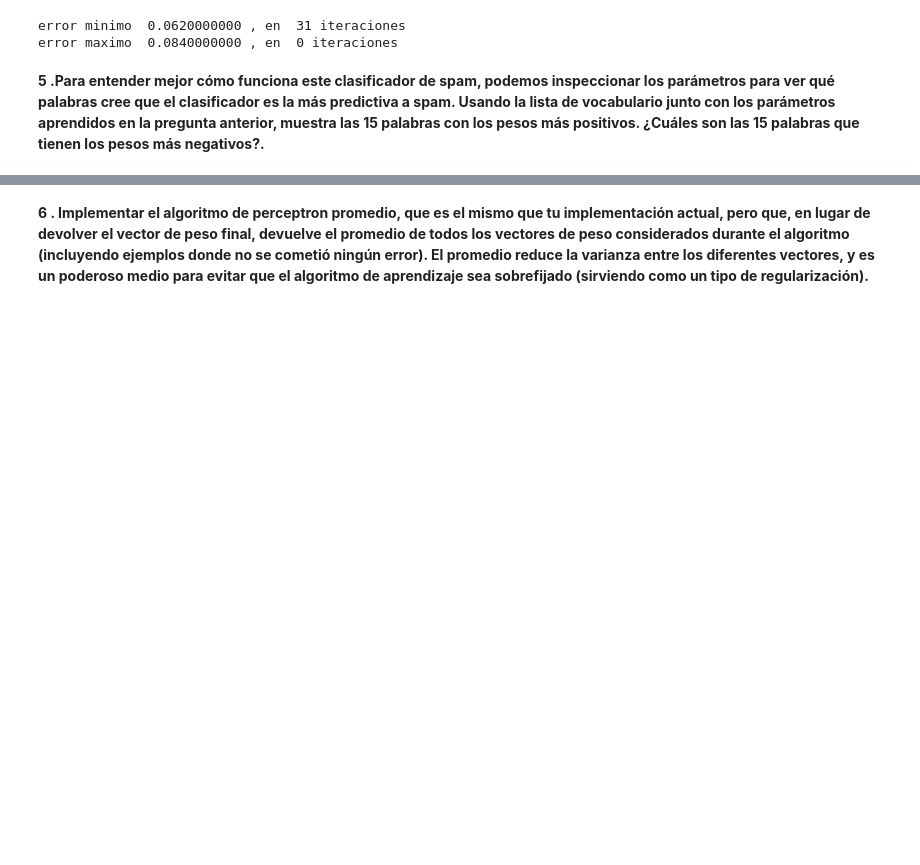
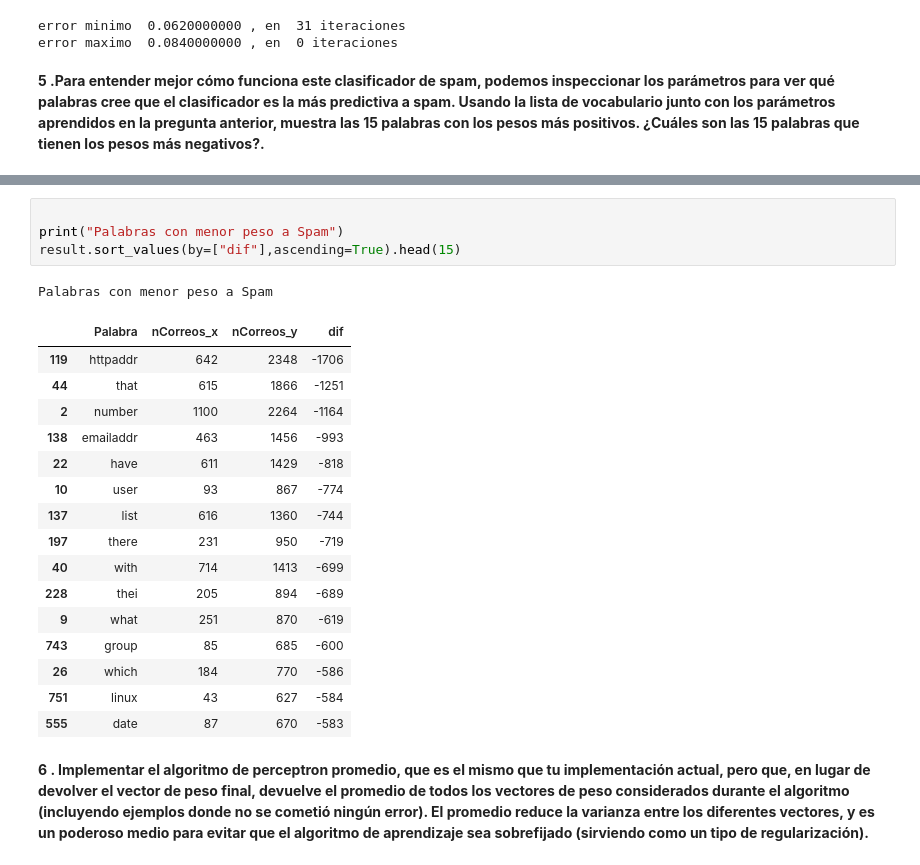
Before and after one commit to mmejiap/segunda-asignacion-del-curso-cm-072-team-bomb, a Jupyter notebook: AsignacionML2.ipynb, the cells around one changed output, grey strips where cells are left out. Saved outputs shown, nothing was run; the diff lists cells and outputs as text; blank space fills up the shorter version.

```diff
--- a/AsignacionML2.ipynb
+++ b/AsignacionML2.ipynb
@@ -750,3 +832,25 @@ __5 .Para entender mejor cómo funciona este clasificador de spam, podemos inspe
+# %%
+
+print("Palabras con menor peso a Spam")
+result.sort_values(by=["dif"],ascending=True).head(15)
+# %% [output]
+Palabras con menor peso a Spam
+|  | Palabra | nCorreos_x | nCorreos_y | dif |
+| 119 | httpaddr | 642 | 2348 | -1706 |
+| 44 | that | 615 | 1866 | -1251 |
+| 2 | number | 1100 | 2264 | -1164 |
+| 138 | emailaddr | 463 | 1456 | -993 |
+| 22 | have | 611 | 1429 | -818 |
+| 10 | user | 93 | 867 | -774 |
+| 137 | list | 616 | 1360 | -744 |
+| 197 | there | 231 | 950 | -719 |
+| 40 | with | 714 | 1413 | -699 |
+| 228 | thei | 205 | 894 | -689 |
+| 9 | what | 251 | 870 | -619 |
+| 743 | group | 85 | 685 | -600 |
+| 26 | which | 184 | 770 | -586 |
+| 751 | linux | 43 | 627 | -584 |
+| 555 | date | 87 | 670 | -583 |
 # %% [markdown]
 __6 . Implementar el algoritmo de perceptron promedio, que es el mismo que tu implementación actual, pero que, en lugar de devolver el vector de peso final, devuelve el promedio de todos los vectores de peso considerados durante el algoritmo (incluyendo ejemplos donde no se cometió ningún error). El promedio reduce la varianza entre los diferentes vectores, y es un poderoso medio para evitar que el algoritmo de aprendizaje sea sobrefijado (sirviendo como un tipo de regularización).__
 # %%
```
Also changed, not shown: parts of 13 cells of this notebook.
